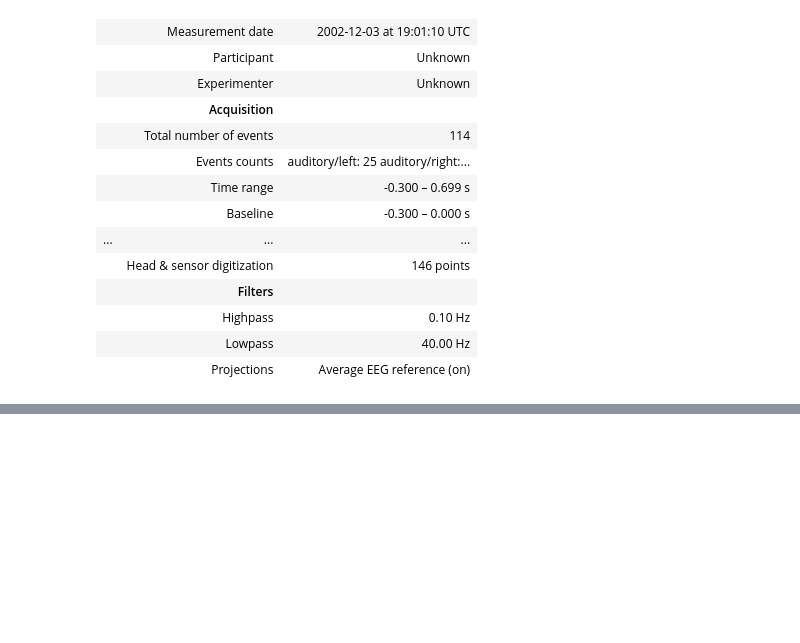
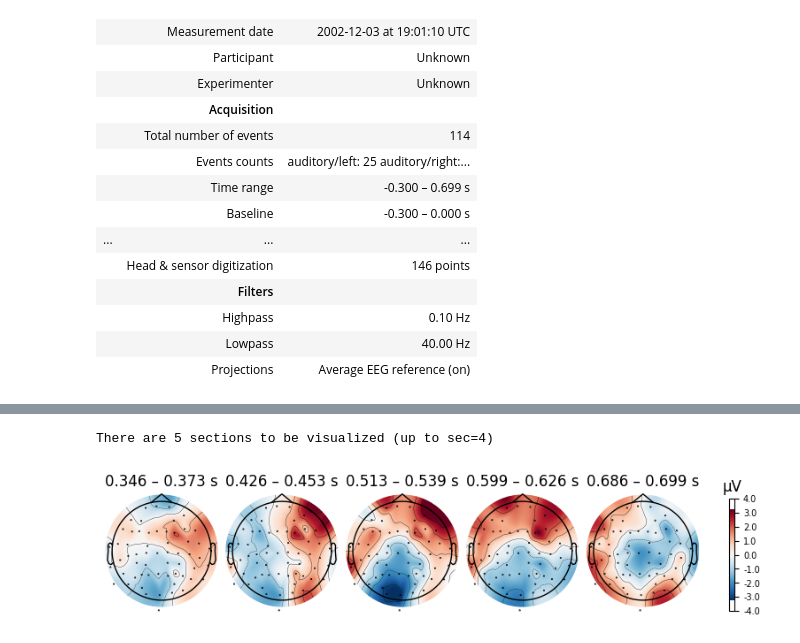
Before and after one commit to isacostamaia/data_exploration_EEG, a Jupyter notebook: evoked_vis.ipynb, the cells around one changed output, grey strips where cells are left out. Cells and saved outputs as stored; diff of their text form; code cells hidden in the pictures; blank space fills up the shorter version.

```diff
--- a/evoked_vis.ipynb
+++ b/evoked_vis.ipynb
@@ -284,3 +291,8 @@ ax.vlines(l_aud.times[cut_points]*1000,0, gfp.max()*1e6, label="minima", color =
 # %%
-# peak_times = l_aud.times[peak_idx]
-# cut_times = l_aud.times[cut_points]
+#display topomaps of the average evoked potential in 20 ms time windows centered at -200 ms, 100 ms, and 400 ms.
+print("There are {} sections to be visualized (up to sec={})".format(len(cut_points)+1,len(cut_points)))
+sec_num = 4
+l_aud.plot_topomap(times= l_aud.times[img_idx[sec_num*num_spat_pat:sec_num*num_spat_pat+num_spat_pat+1]], average=0.03); #space between each samples is of 6,668ms
+# %% [output]
+There are 5 sections to be visualized (up to sec=4)
+[figure, added]
```
Also changed, not shown: parts of 15 cells of this notebook.
